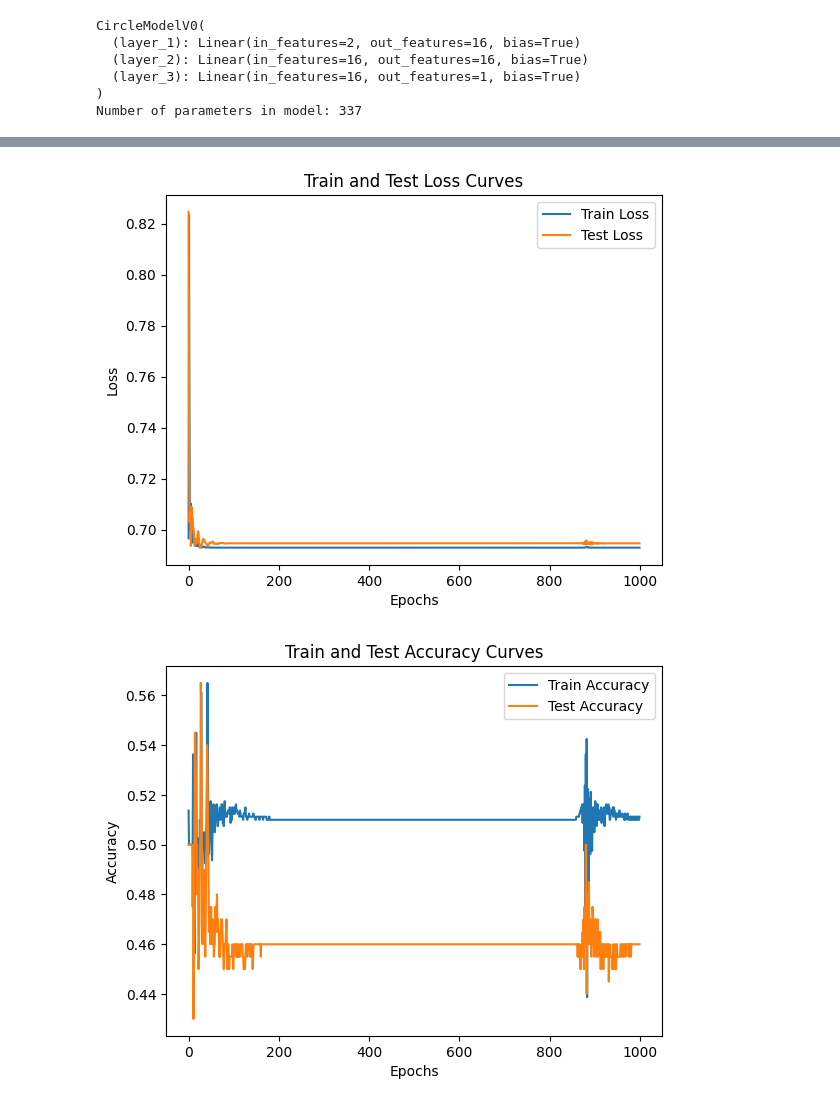
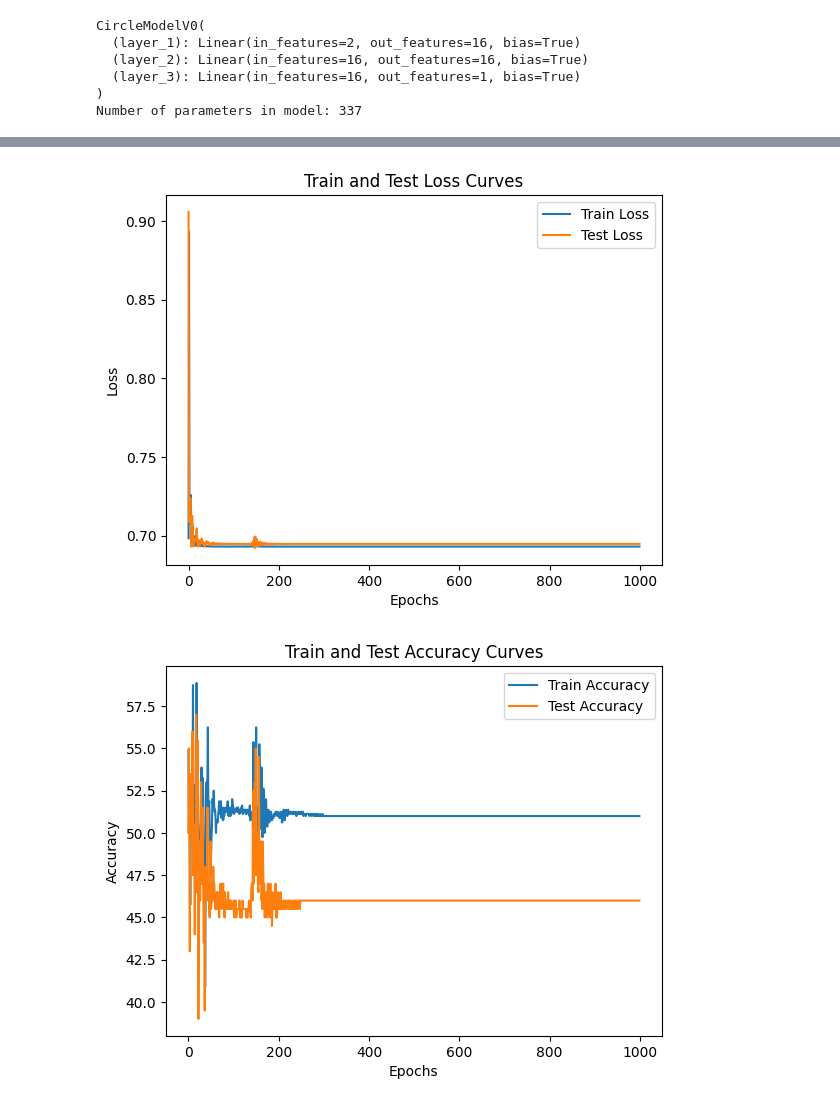
Before and after one commit to Zireael26/pytorch-deep-learning, a Jupyter notebook: my_notebooks/02_pytorch_classification.ipynb, the cells around one changed output, grey strips where cells are left out. Cells and saved outputs as stored; diff of their text form; code cells hidden in the pictures.

Commit message:
Changes to accuracy function and its usage

```diff
--- a/my_notebooks/02_pytorch_classification.ipynb
+++ b/my_notebooks/02_pytorch_classification.ipynb
@@ -138,7 +138,11 @@ Number of parameters in model: 337
 # %%
 loss_fn = nn.BCEWithLogitsLoss()
 optimizer = torch.optim.Adam(params=model_0.parameters(), lr=0.1)
-accuracy_fn = lambda y_true, y_pred: torch.eq(y_true, torch.round(torch.sigmoid(y_pred))).sum().item() / len(y_true)
+
+def accuracy_fn(y_true, y_pred):
+    correct = torch.eq(y_true, y_pred).sum().item()
+    acc = (correct / len(y_pred)) * 100
+    return acc
 # %%
 # Train/Test Loop
 torch.manual_seed(42)
@@ -161,7 +165,7 @@ for epoch in range(epochs):
 
     # 2. Calculate loss
     loss = loss_fn(y_logits, y_train)
-    acc = accuracy_fn(y_true=y_train, y_pred=y_logits)
+    acc = accuracy_fn(y_true=y_train, y_pred=y_pred)
 
     # 3. Zero gradients
     optimizer.zero_grad()
@@ -181,7 +185,7 @@ for epoch in range(epochs):
 
         # Calculate test loss
         test_loss = loss_fn(test_logits, y_test)
-        test_acc = accuracy_fn(y_true=y_test, y_pred=test_logits)
+        test_acc = accuracy_fn(y_true=y_test, y_pred=test_pred)
 
     # Every 20 epochs, calculate and print out test loss
     if epoch % 20 == 0:
@@ -233,2 +237,2 @@ Epoch: 980 | Train Loss: 0.69298 | Train Acc: 0.51000 | Test Loss: 0.69468 | Tes
-[figure, old version]
+[figure, new version]
-[figure, old version]
+[figure, new version]
```
Also changed, not shown: parts of 1 cell of this notebook.
